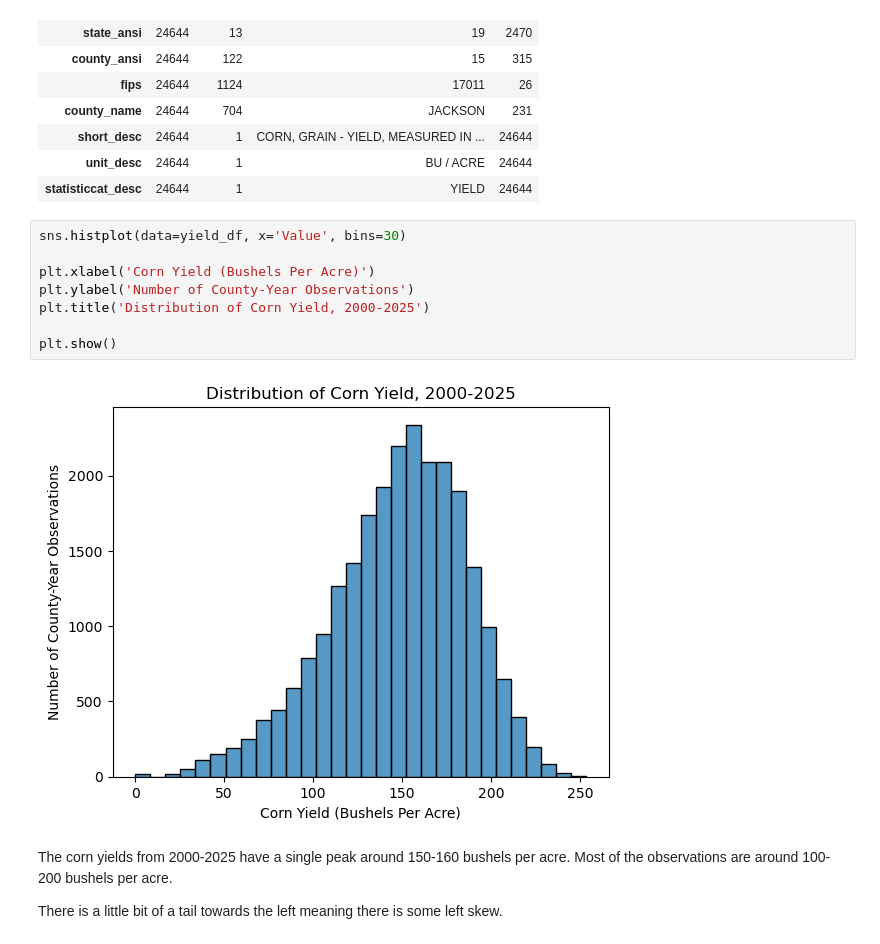
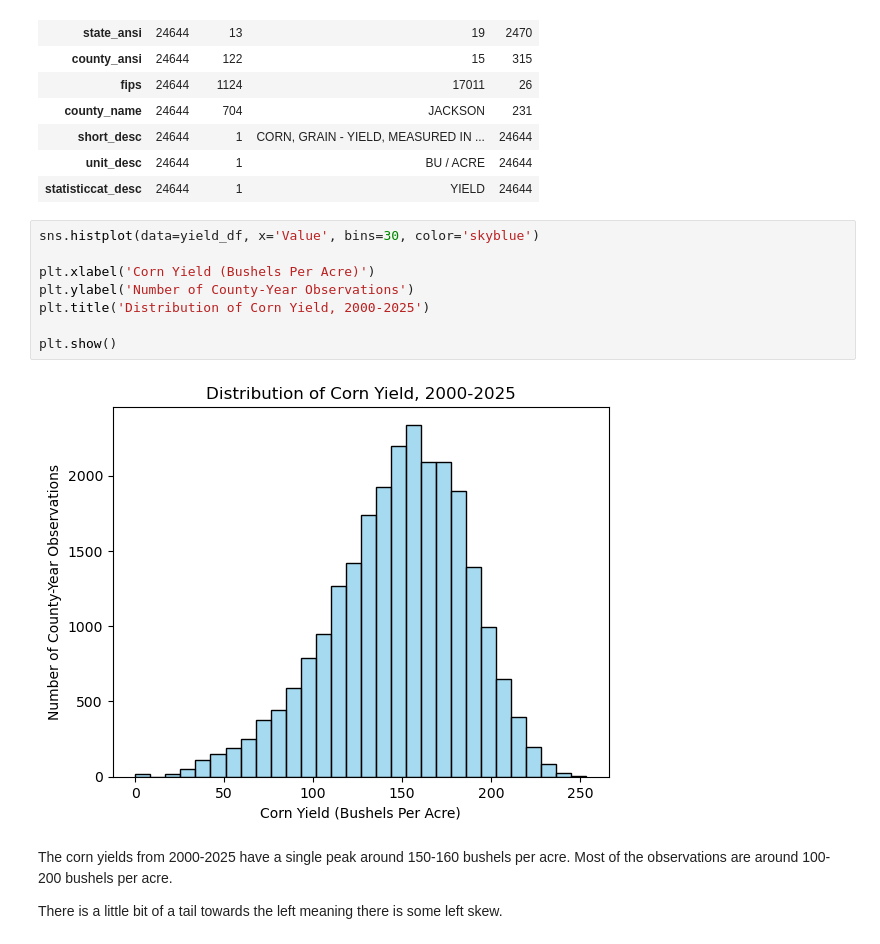
Before and after one commit to JTRIII/corn-yield-thesis, a Jupyter notebook: notebooks/04_exploratory_data_analysis.ipynb, the cells around one changed output. Cells and saved outputs as stored; diff of their text form.

```diff
--- a/notebooks/04_exploratory_data_analysis.ipynb
+++ b/notebooks/04_exploratory_data_analysis.ipynb
@@ -225,15 +225,15 @@ yield_df.describe(include='object').T
 | unit_desc | 24644 | 1 | BU / ACRE | 24644 |
 | statisticcat_desc | 24644 | 1 | YIELD | 24644 |
 # %%
-sns.histplot(data=yield_df, x='Value', bins=30)
+sns.histplot(data=yield_df, x='Value', bins=30, color='skyblue')
 
 plt.xlabel('Corn Yield (Bushels Per Acre)')
 plt.ylabel('Number of County-Year Observations')
 plt.title('Distribution of Corn Yield, 2000-2025')
 
 plt.show()
 # %% [output]
-[figure, old version]
+[figure, new version]
 # %% [markdown]
 The corn yields from 2000-2025 have a single peak around 150-160 bushels per acre. Most of the observations are around 100-200 bushels per acre.
 
```
Also changed, not shown: parts of 37 cells of this notebook.
